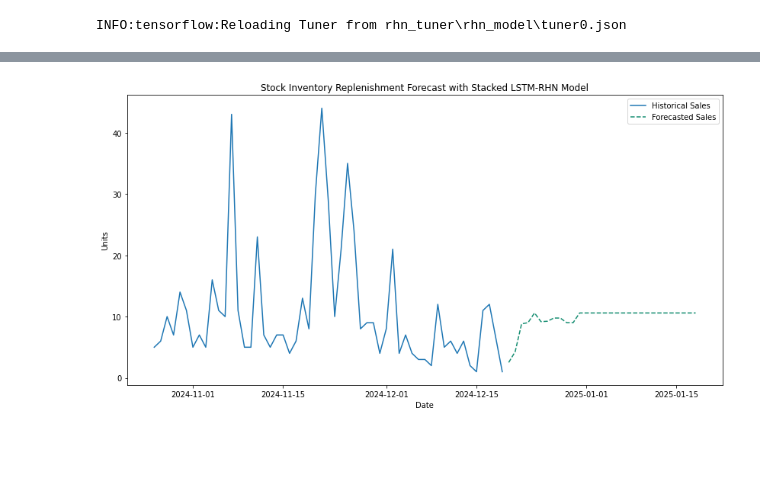
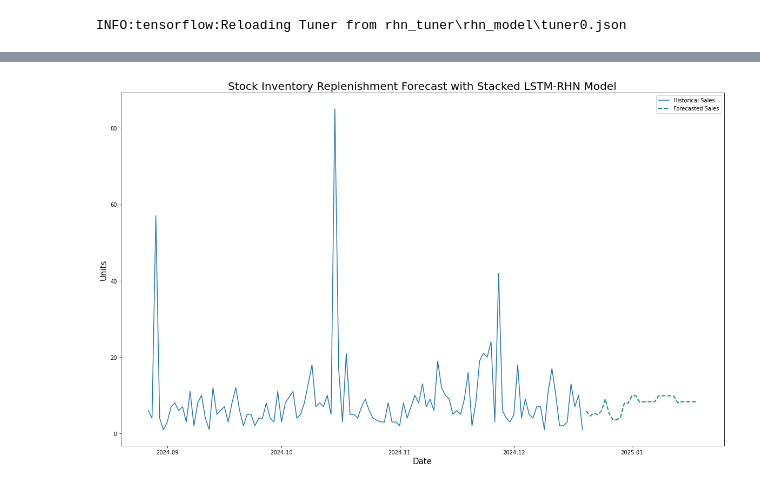
Before and after one commit to Seyone68/VYPER-Inventory-Replenishment, a Jupyter notebook: app/stck_replnsh_1.ipynb, the cells around one changed output, grey strips where cells are left out. Cells and saved outputs as stored; diff of their text form; code cells hidden in the pictures; blank space fills up the shorter version.

```diff
--- a/app/stck_replnsh_1.ipynb
+++ b/app/stck_replnsh_1.ipynb
@@ -22,7 +22,7 @@ import warnings
 warnings.filterwarnings('ignore')
 # %%
 # Load the sales data
-df_sales = pd.read_excel('D:\\Python\\VYPER Inventory Replenishment\\raw_data\\gopro_sales_uk.xlsx')
+df_sales = pd.read_excel('D:\\Python\\VYPER Inventory Replenishment\\raw_data\\gopro_sales_eu.xlsx')
 df_sales
 # %% [output]
 |  | Vyper ID | Shipping Label | Date | Dispatch Date | Customer Name | Shipping Address | Currency | Amount | ... |
@@ -489,16 +492,16 @@ future_predictions_units = future_predictions_rescaled[:, 0]
 # %%
 # Plot the results
-plt.figure(figsize=(14, 7))
+plt.figure(figsize=(20, 12))
 plt.plot(daily_sales['Date'], daily_sales['QTY'], label='Historical Sales')
 future_dates = pd.date_range(start=daily_sales['Date'].max() + pd.Timedelta(days=1), periods=30)
-plt.plot(future_dates, future_predictions_units, label='Forecasted Sales', linestyle='--', color='#168e72')
-plt.xlabel('Date')
-plt.ylabel('Units')
-plt.title('Stock Inventory Replenishment Forecast with Stacked LSTM-RHN Model')
+plt.plot(future_dates, future_predictions_units, label='Forecasted Sales', linestyle='--', color='#168e72', linewidth=2)
+plt.xlabel('Date', fontsize=15)
+plt.ylabel('Units', fontsize=15)
+plt.title('Stock Inventory Replenishment Forecast with Stacked LSTM-RHN Model', fontsize=20)
 plt.legend()
 plt.show()
 # %% [output]
-[figure, old version]
+[figure, new version]
 # %%
 # Calculate the actual units sold for each SKU in the last 30 days
 last_30_days_sales = df_sales[df_sales['Date'] > df_sales['Date'].max() - pd.Timedelta(days=30)]
```
Also changed, not shown: parts of 22 cells of this notebook, 53 other files.
